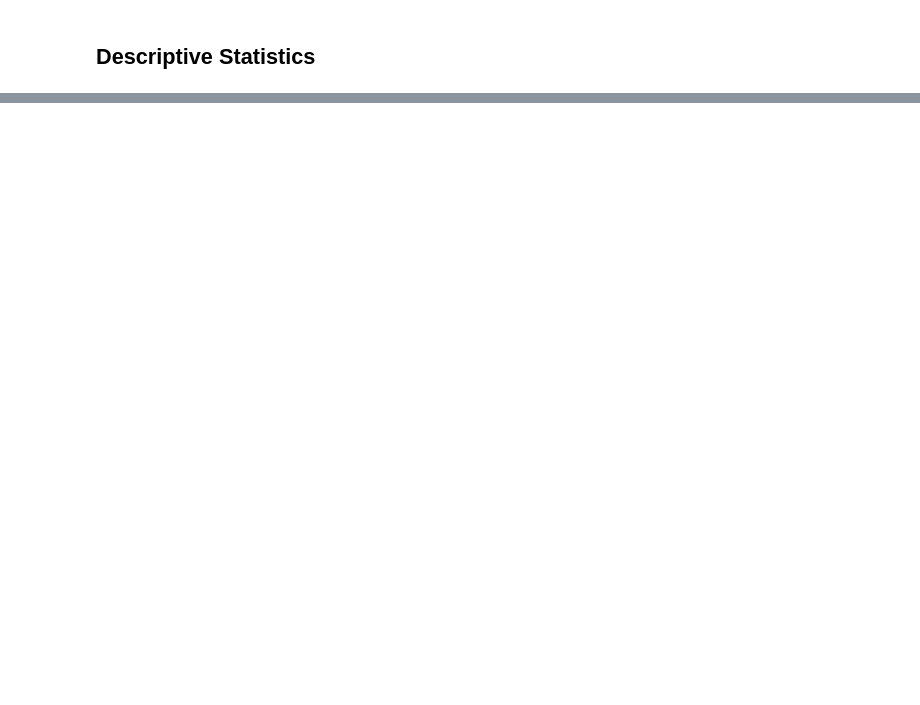
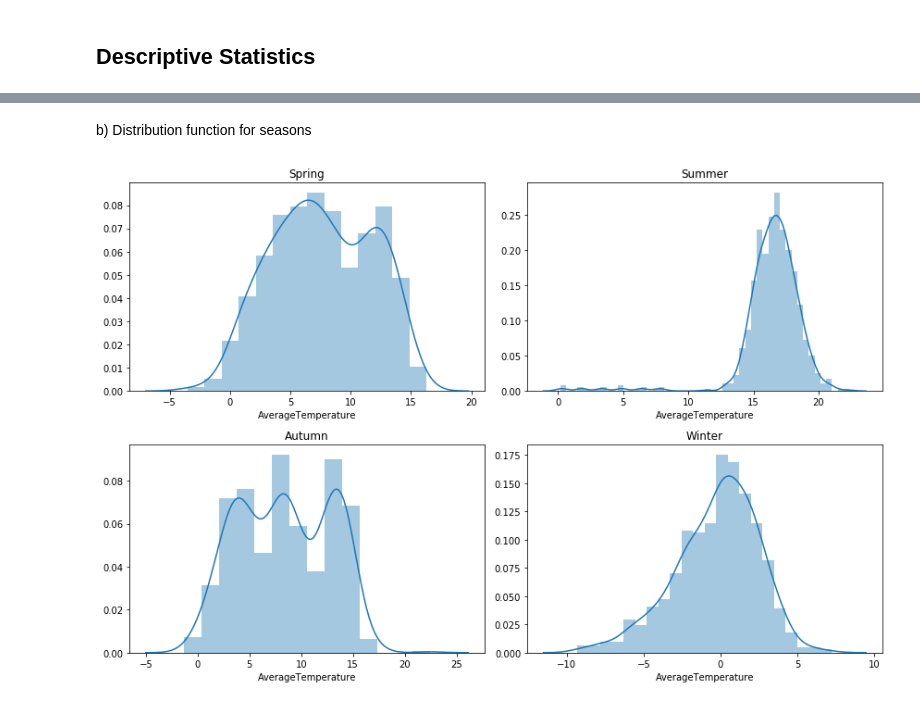
Before and after one commit to darkD3mon/climate-change-htw-2019, a Jupyter notebook: Deskriptiv_Germany.ipynb, the cells around one changed output, grey strips where cells are left out. Drawn from its saved outputs; the diff is of its cells as text; code cells hidden in the pictures; blank space fills up the shorter version.

```diff
--- a/Deskriptiv_Germany.ipynb
+++ b/Deskriptiv_Germany.ipynb
@@ -68,0 +102,11 @@ stats
+# %% [markdown]
+b) Distribution function for seasons
+# %%
+fig, axs = plt.subplots(ncols=2, nrows=2, figsize = (12, 8))
+sns.distplot(gltbc_ger[gltbc_ger['Season'] == 'Spring']['AverageTemperature'], ax=axs[0][0]).set_title('Spring')
+sns.distplot(gltbc_ger[gltbc_ger['Season'] == 'Summer']['AverageTemperature'], ax=axs[0][1]).set_title('Summer')
+sns.distplot(gltbc_ger[gltbc_ger['Season'] == 'Autumn']['AverageTemperature'], ax=axs[1][0]).set_title('Autumn')
+sns.distplot(gltbc_ger[gltbc_ger['Season'] == 'Winter']['AverageTemperature'], ax=axs[1][1]).set_title('Winter')
+plt.tight_layout()
+# %% [output]
+[figure, added]
```
Also changed, not shown: parts of 10 cells of this notebook.
